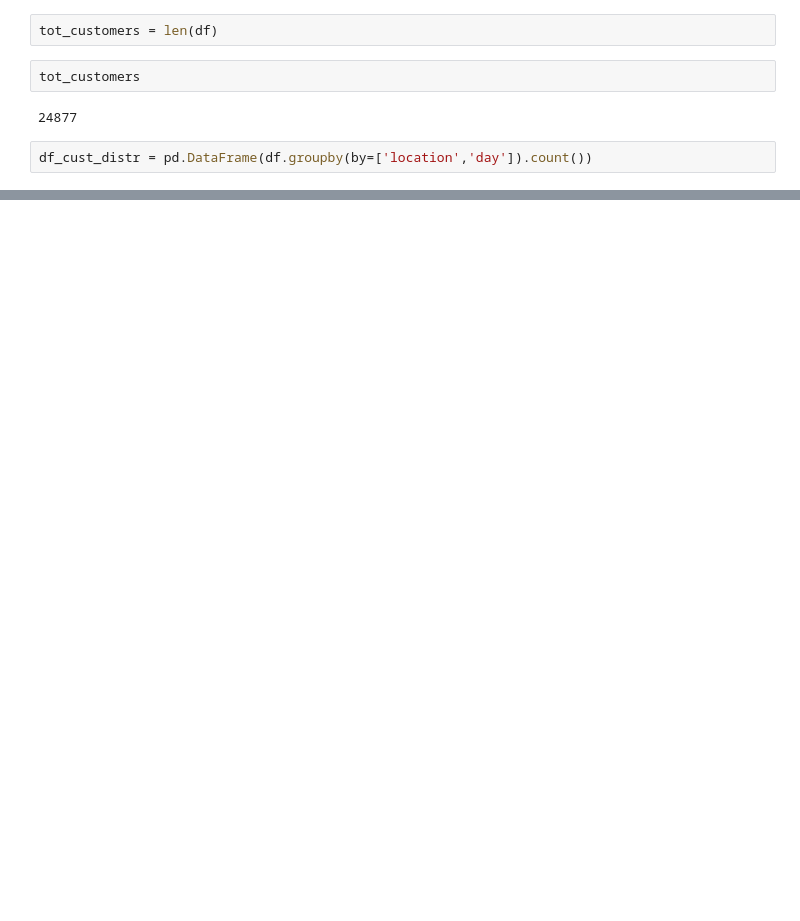
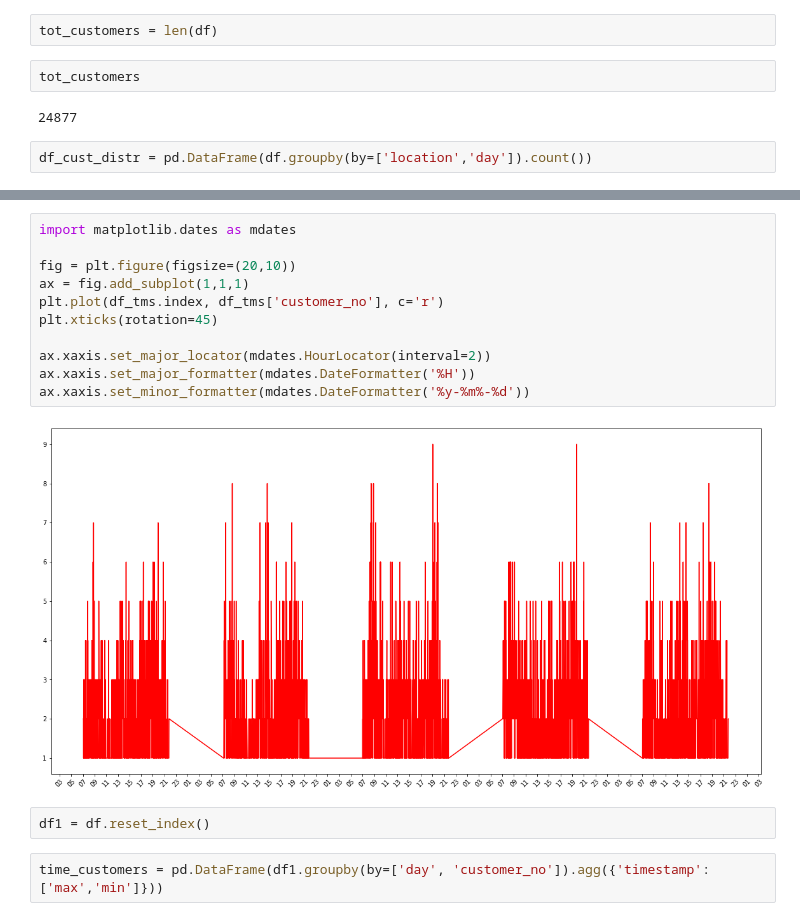
Before and after one commit to GParolini/spiced_academy_projects, a Jupyter notebook: project8_markov_chains/eda_supermarketdata.ipynb, the cells around one changed output, grey strips where cells are left out. Saved outputs shown, nothing was run; the diff lists cells and outputs as text; blank space fills up the shorter version.

```diff
--- a/project8_markov_chains/eda_supermarketdata.ipynb
+++ b/project8_markov_chains/eda_supermarketdata.ipynb
@@ -163,0 +123,17 @@ df[df['location']=='checkout'].groupby(by='timestamp').plot()
+# %%
+import matplotlib.dates as mdates
+
+fig = plt.figure(figsize=(20,10))
+ax = fig.add_subplot(1,1,1)
+plt.plot(df_tms.index, df_tms['customer_no'], c='r')
+plt.xticks(rotation=45)
+
+ax.xaxis.set_major_locator(mdates.HourLocator(interval=2))
+ax.xaxis.set_major_formatter(mdates.DateFormatter('%H'))
+ax.xaxis.set_minor_formatter(mdates.DateFormatter('%y-%m%-%d'))
+# %% [output]
+[figure, added]
+# %%
+df1 = df.reset_index()
+# %%
+time_customers = pd.DataFrame(df1.groupby(by=['day', 'customer_no']).agg({'timestamp': ['max','min']}))
```
Also changed, not shown: parts of 71 cells of this notebook, 13 other files.
